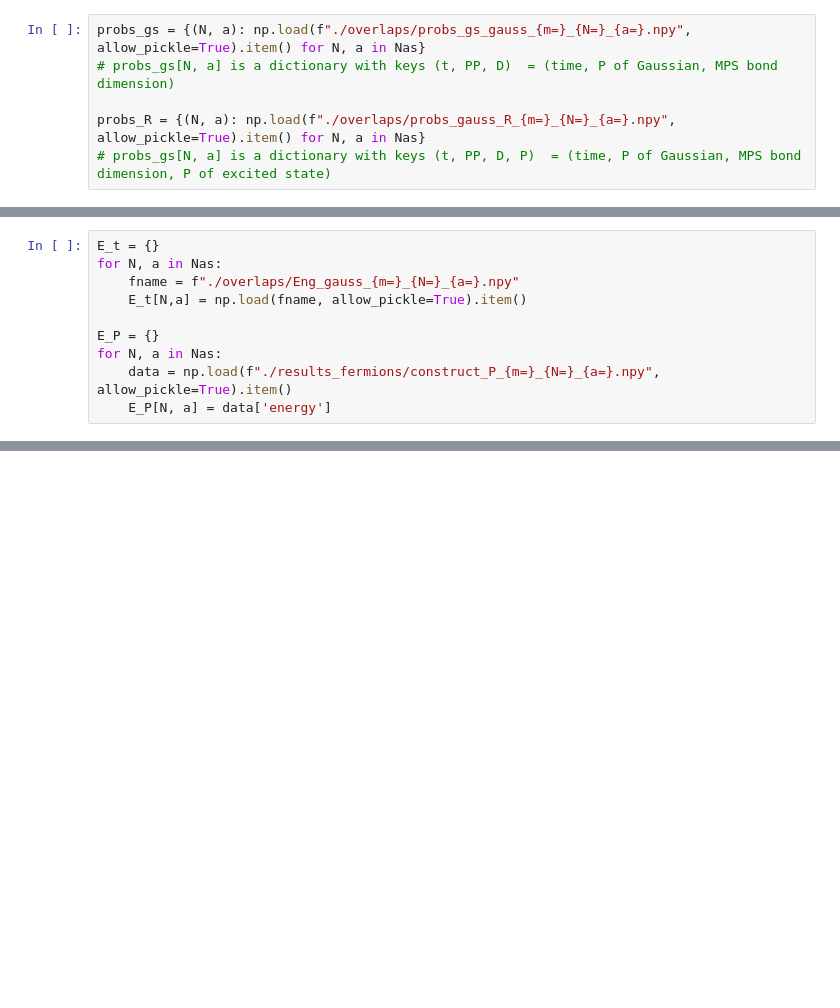
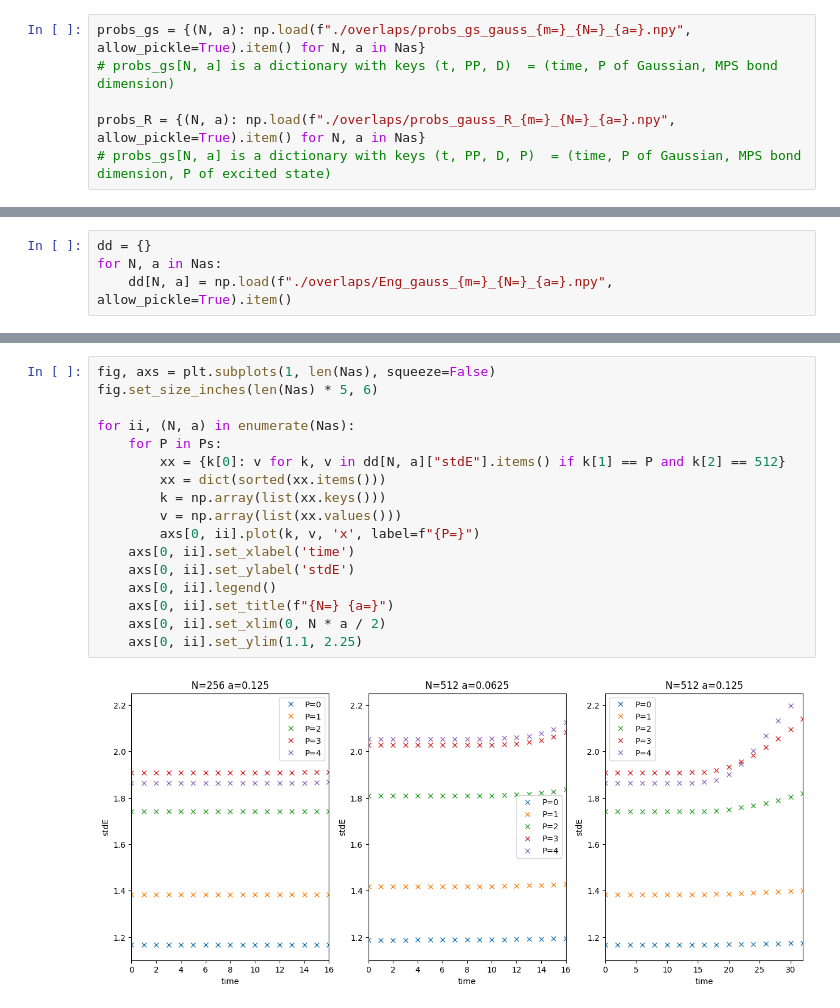
Before and after one commit to marekrams/pdf, a Jupyter notebook: multiplicity_gauss_m=0.5_view_rerun.ipynb, the cells around one changed output, grey strips where cells are left out. Cells and saved outputs as stored; diff of their text form; blank space fills up the shorter version.

```diff
--- a/multiplicity_gauss_m=0.5_view_rerun.ipynb
+++ b/multiplicity_gauss_m=0.5_view_rerun.ipynb
@@ -60,12 +58,6 @@ plt.tight_layout()
 # %%
-E_t = {}
+dd = {}
 for N, a in Nas:
-    fname = f"./overlaps/Eng_gauss_{m=}_{N=}_{a=}.npy"
-    E_t[N,a] = np.load(fname, allow_pickle=True).item()
-
-E_P = {}
-for N, a in Nas:
-    data = np.load(f"./results_fermions/construct_P_{m=}_{N=}_{a=}.npy", allow_pickle=True).item()
-    E_P[N, a] = data['energy']
+    dd[N, a] = np.load(f"./overlaps/Eng_gauss_{m=}_{N=}_{a=}.npy", allow_pickle=True).item()
 # %%
 for N, a in Nas:
@@ -91,0 +84,19 @@ plt.legend()
+# %%
+fig, axs = plt.subplots(1, len(Nas), squeeze=False)
+fig.set_size_inches(len(Nas) * 5, 6)
+
+for ii, (N, a) in enumerate(Nas):
+    for P in Ps:
+        xx = {k[0]: v for k, v in dd[N, a]["stdE"].items() if k[1] == P and k[2] == 512}
+        xx = dict(sorted(xx.items()))
+        k = np.array(list(xx.keys()))
+        v = np.array(list(xx.values()))
+        axs[0, ii].plot(k, v, 'x', label=f"{P=}")
+    axs[0, ii].set_xlabel('time')
+    axs[0, ii].set_ylabel('stdE')
+    axs[0, ii].legend()
+    axs[0, ii].set_title(f"{N=} {a=}")
+    axs[0, ii].set_xlim(0, N * a / 2)
+    axs[0, ii].set_ylim(1.1, 2.25)
+# %% [output]
+[figure, added]
```
Also changed, not shown: parts of 4 cells of this notebook, 8 other files.
